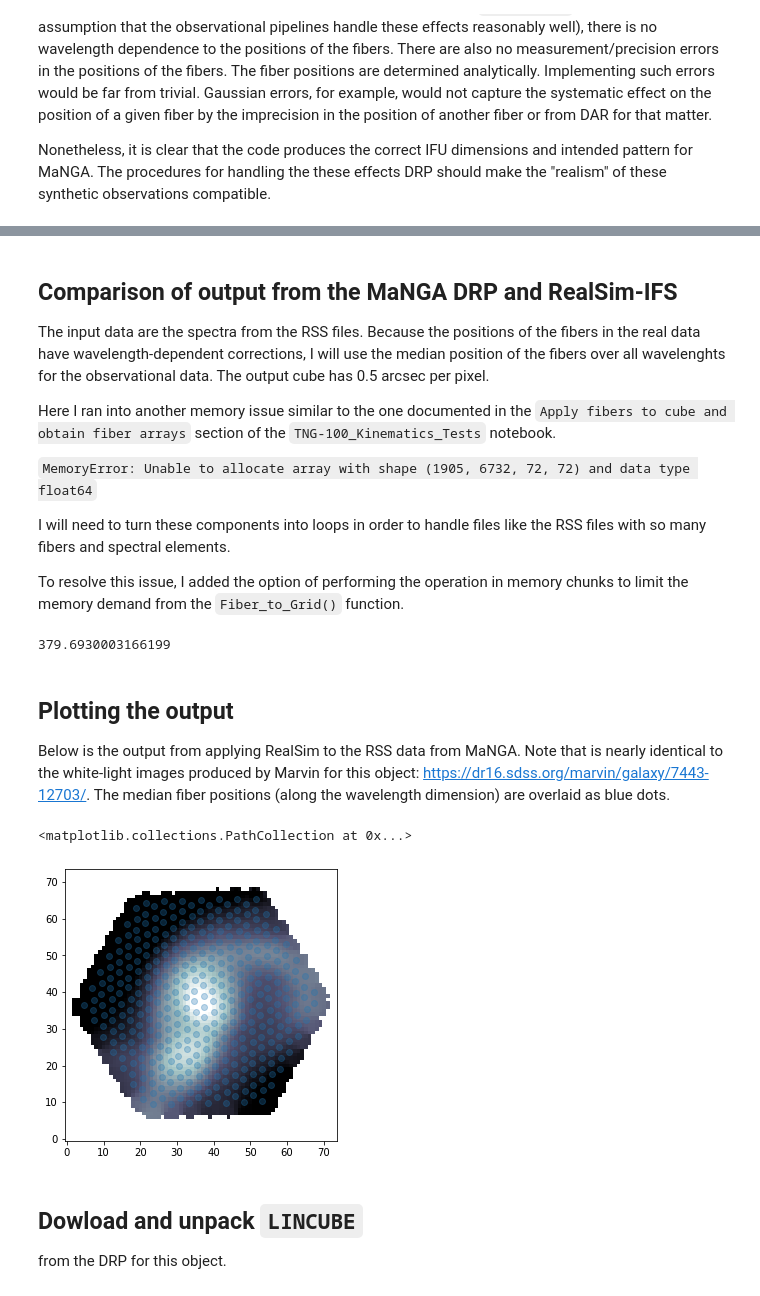
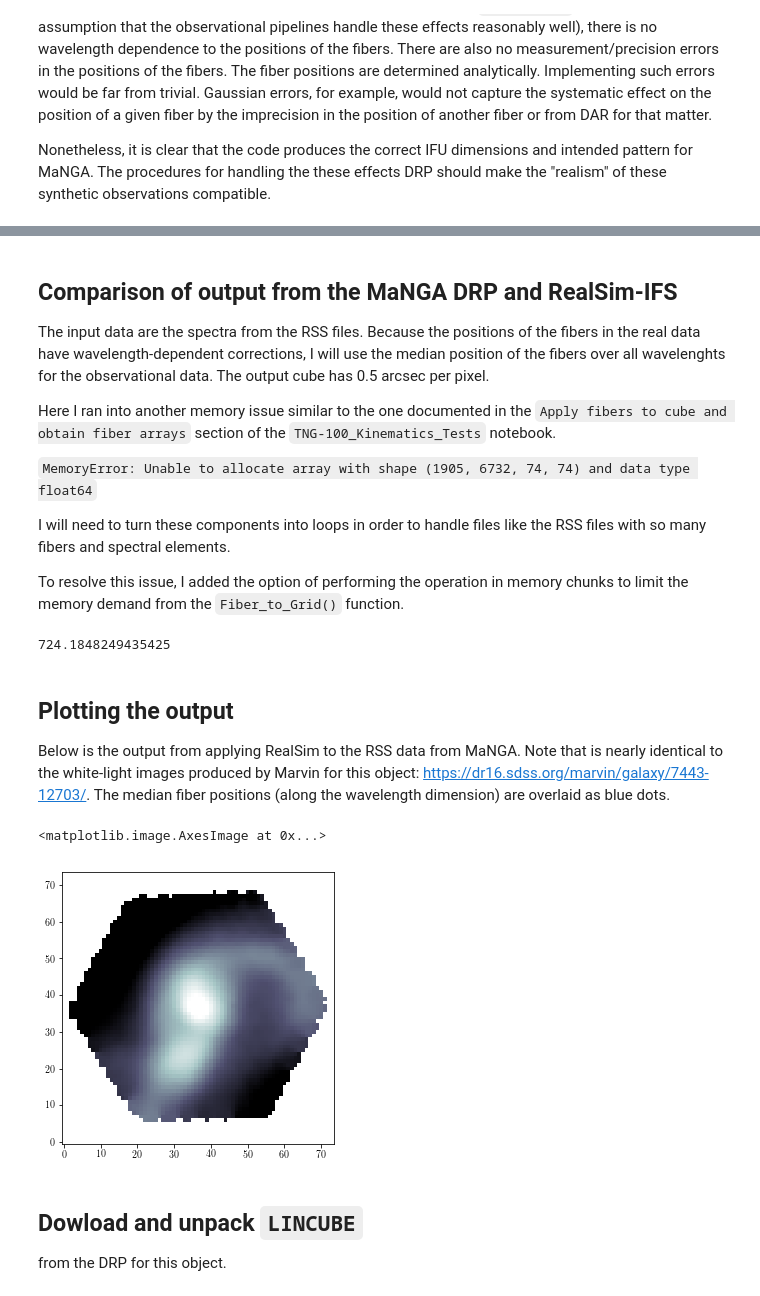
Before and after one commit to cbottrell/RealSim-IFS, a Jupyter notebook: MaNGA_RSS_File_test.ipynb, the cells around one changed output, grey strips where cells are left out. Drawn from its saved outputs; the diff is of its cells as text; code cells hidden in the pictures.

Commit message:
Updated comparison figure.

```diff
--- a/MaNGA_RSS_File_test.ipynb
+++ b/MaNGA_RSS_File_test.ipynb
@@ -354,7 +368,7 @@ The input data are the spectra from the RSS files. Because the positions of the
 
 Here I ran into another memory issue similar to the one documented in the `Apply fibers to cube and obtain fiber arrays` section of the `TNG-100_Kinematics_Tests` notebook.
 
-`MemoryError: Unable to allocate array with shape (1905, 6732, 72, 72) and data type float64`
+`MemoryError: Unable to allocate array with shape (1905, 6732, 74, 74) and data type float64`
 
 I will need to turn these components into loops in order to handle files like the RSS files with so many fibers and spectral elements.
 
@@ -376,10 +390,13 @@ start = time.time()
 out_cube,weight_map = RealSim_IFS.Fiber_to_Grid(rss,core_x_pixels,core_y_pixels,core_diameter_pixels,
                                     grid_dimensions_pixels=output_grid_dims,use_gaussian_weights=True,
                                     gaussian_sigma_pixels=0.7/out_arcsec_per_pixel,
-                                    rlim_pixels=1.6/out_arcsec_per_pixel,use_broadcasting=False)
+                                    rlim_pixels=1.60/out_arcsec_per_pixel,use_broadcasting=False)
 print(time.time()-start)
+
+outfile = 'RSS_TEST_Cube.npy'
+np.save(outfile,out_cube)
 # %% [output]
-379.6930003166199
+724.1848249435425
 # %% [markdown]
 ## Plotting the output
 
@@ -387,17 +404,17 @@ Below is the output from applying RealSim to the RSS data from MaNGA. Note that
 # %%
 import copy
 from matplotlib import cm
 cmap = copy.copy(cm.bone)
 cmap.set_bad('white')
 
 wl_image = np.sum(out_cube,axis=0)
 wl_image[wl_image==0]=np.nan
 fig,ax = plt.subplots(figsize=(5,5))
 ax.imshow(np.log10(wl_image),cmap=cmap,origin='lower',vmin=2,vmax=4)
-ax.scatter(core_x_pixels[:381],core_y_pixels[:381],alpha=0.3)
+#ax.scatter(core_x_pixels[:381],core_y_pixels[:381],alpha=0.3)
 # %% [output]
-<matplotlib.collections.PathCollection at 0x...>
+<matplotlib.image.AxesImage at 0x...>
-[figure, old version]
+[figure, new version]
 # %% [markdown]
 ## Dowload and unpack `LINCUBE`
 
```
Also changed, not shown: parts of 14 cells of this notebook.
